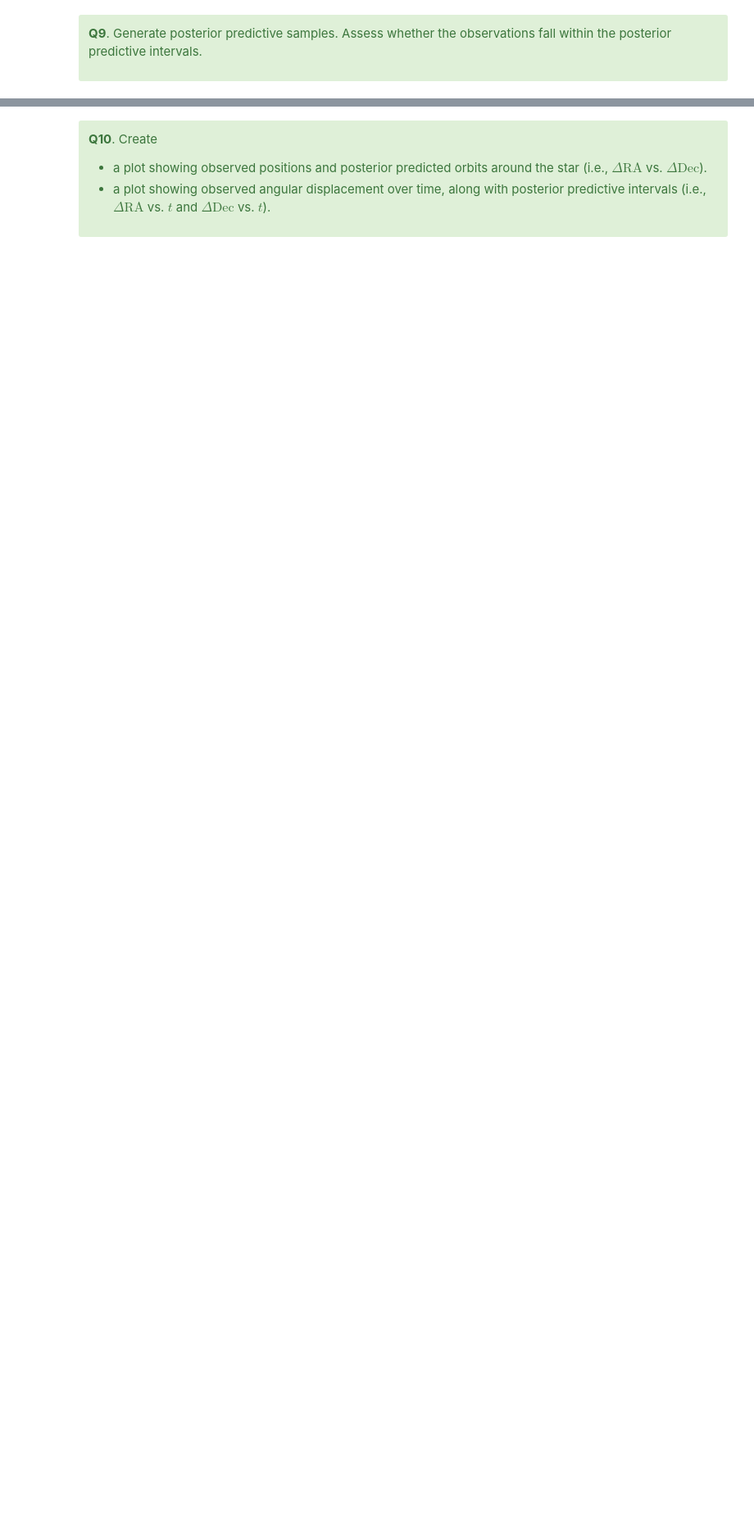
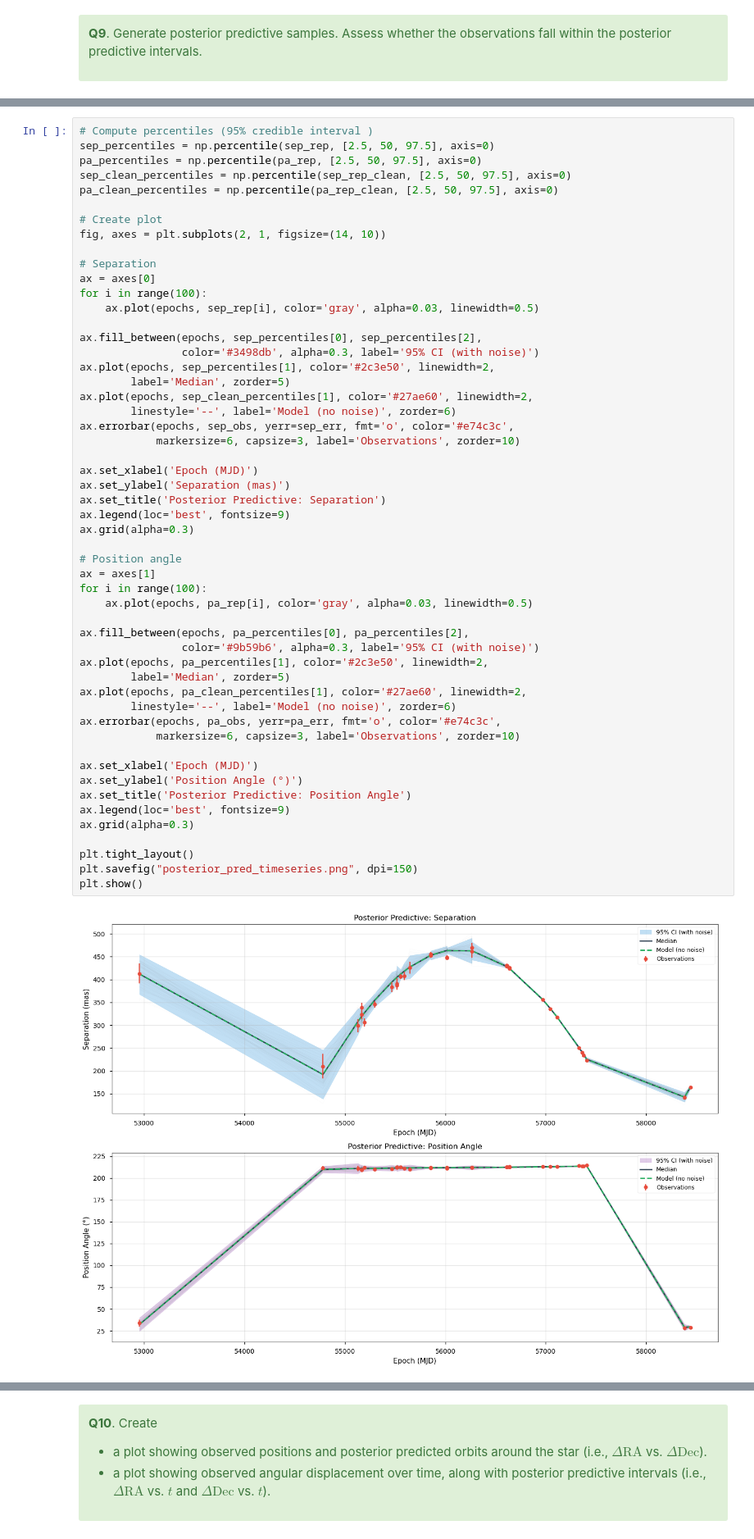
Before and after one commit to khalilAnkri/Estimating-the-orbit-of-Beta-Pictoris-b, a Jupyter notebook: homework.ipynb, the cells around one changed output, grey strips where cells are left out. Shown at 82% size. Saved outputs shown, nothing was run; the diff lists cells and outputs as text; blank space fills up the shorter version.

```diff
--- a/homework.ipynb
+++ b/homework.ipynb
@@ -1272,0 +1331,55 @@ POSTERIOR SUMMARY (Median with 68% Credible Intervals)
+# %%
+# Compute percentiles (95% credible interval )
+sep_percentiles = np.percentile(sep_rep, [2.5, 50, 97.5], axis=0)
+pa_percentiles = np.percentile(pa_rep, [2.5, 50, 97.5], axis=0)
+sep_clean_percentiles = np.percentile(sep_rep_clean, [2.5, 50, 97.5], axis=0)
+pa_clean_percentiles = np.percentile(pa_rep_clean, [2.5, 50, 97.5], axis=0)
+
+# Create plot
+fig, axes = plt.subplots(2, 1, figsize=(14, 10))
+
+# Separation
+ax = axes[0]
+for i in range(100):
+    ax.plot(epochs, sep_rep[i], color='gray', alpha=0.03, linewidth=0.5)
+
+ax.fill_between(epochs, sep_percentiles[0], sep_percentiles[2],
+                color='#3498db', alpha=0.3, label='95% CI (with noise)')
+ax.plot(epochs, sep_percentiles[1], color='#2c3e50', linewidth=2,
+        label='Median', zorder=5)
+ax.plot(epochs, sep_clean_percentiles[1], color='#27ae60', linewidth=2,
+        linestyle='--', label='Model (no noise)', zorder=6)
+ax.errorbar(epochs, sep_obs, yerr=sep_err, fmt='o', color='#e74c3c',
+            markersize=6, capsize=3, label='Observations', zorder=10)
+
+ax.set_xlabel('Epoch (MJD)')
+ax.set_ylabel('Separation (mas)')
+ax.set_title('Posterior Predictive: Separation')
+ax.legend(loc='best', fontsize=9)
+ax.grid(alpha=0.3)
+
+# Position angle
+ax = axes[1]
+for i in range(100):
+    ax.plot(epochs, pa_rep[i], color='gray', alpha=0.03, linewidth=0.5)
+
+ax.fill_between(epochs, pa_percentiles[0], pa_percentiles[2],
+                color='#9b59b6', alpha=0.3, label='95% CI (with noise)')
+ax.plot(epochs, pa_percentiles[1], color='#2c3e50', linewidth=2,
+        label='Median', zorder=5)
+ax.plot(epochs, pa_clean_percentiles[1], color='#27ae60', linewidth=2,
+        linestyle='--', label='Model (no noise)', zorder=6)
+ax.errorbar(epochs, pa_obs, yerr=pa_err, fmt='o', color='#e74c3c',
+            markersize=6, capsize=3, label='Observations', zorder=10)
+
+ax.set_xlabel('Epoch (MJD)')
+ax.set_ylabel('Position Angle (°)')
+ax.set_title('Posterior Predictive: Position Angle')
+ax.legend(loc='best', fontsize=9)
+ax.grid(alpha=0.3)
+
+plt.tight_layout()
+plt.savefig("posterior_pred_timeseries.png", dpi=150)
+plt.show()
+# %% [output]
+[figure, added]
```
Also changed, not shown: parts of 43 cells of this notebook, 12 other files.
